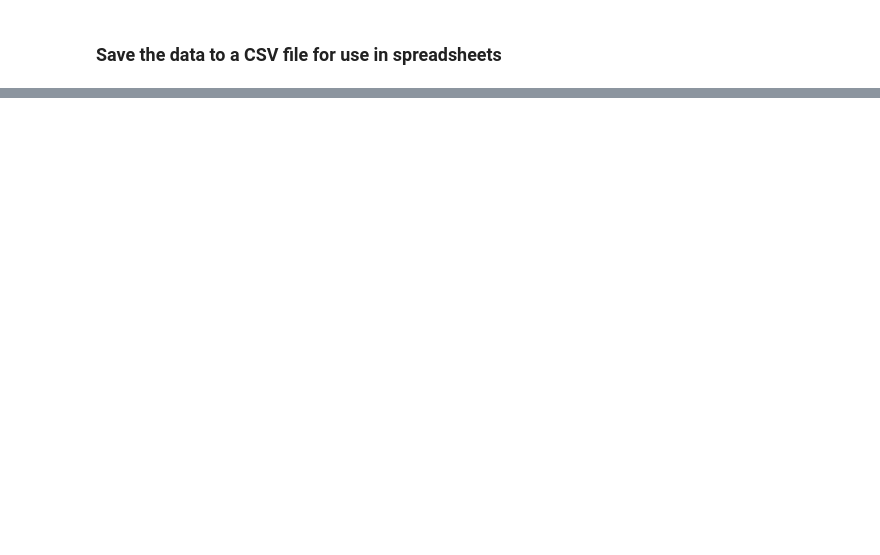
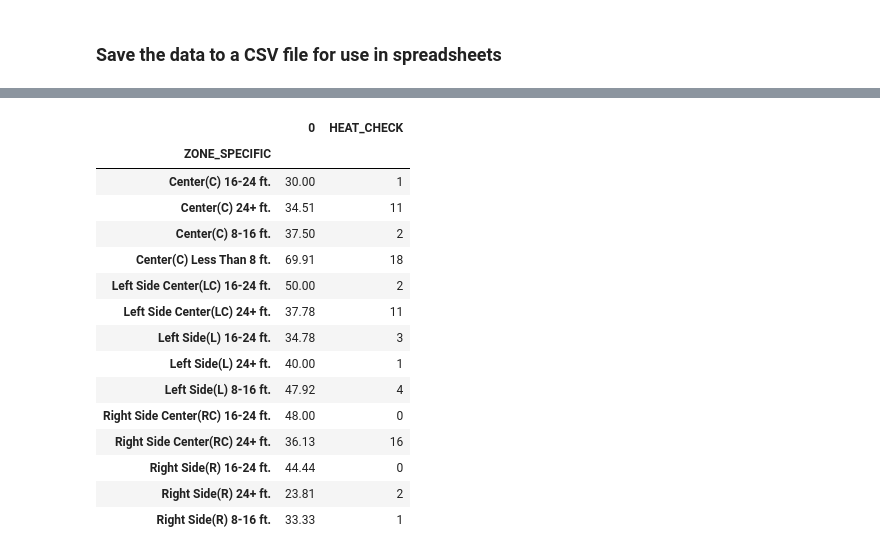
Before and after one commit to tyleryandt18/NBA-shotchart, a Jupyter notebook: src/shotchartSeason.ipynb, the cells around one changed output, grey strips where cells are left out. Drawn from its saved outputs; the diff is of its cells as text; code cells hidden in the pictures; blank space fills up the shorter version.

```diff
--- a/src/shotchartSeason.ipynb
+++ b/src/shotchartSeason.ipynb
@@ -186,0 +181,11 @@ plt.show()
+# %%
+def shooting_perc(group):
+    made = group['SHOT_MADE_FLAG'].sum()
+    attempted = group['SHOT_ATTEMPTED_FLAG'].sum()
+    return round((made / attempted) * 100, 2)
+
+shot_df['ZONE_SPECIFIC'] = shot_df['SHOT_ZONE_AREA'] + ' ' + shot_df['SHOT_ZONE_RANGE']
+zones = shot_df.groupby('ZONE_SPECIFIC')
+shooting_zones = zones.apply(shooting_perc)
+
+shooting_zones.head(14)
@@ -186,0 +248,6 @@ plt.show()
+# %%
+shot_df = find_hh(shot_df, get_player_id("LeBron", "James"), 3)
+shot_df = heat_check(shot_df)
+
+heat_check_zones = shot_df.groupby('ZONE_SPECIFIC').sum()['HEAT_CHECK']
+heat_check_zones.head(14)
@@ -186,0 +271,23 @@ plt.show()
+# %%
+sz = pd.DataFrame(shooting_zones)
+hcz = pd.DataFrame(heat_check_zones)
+
+analysis = pd.merge(sz, hcz, on='ZONE_SPECIFIC')
+analysis.head(14)
+# %% [output]
+|  | 0 | HEAT_CHECK |
+| ZONE_SPECIFIC |  |  |
+| Center(C) 16-24 ft. | 30.00 | 1 |
+| Center(C) 24+ ft. | 34.51 | 11 |
+| Center(C) 8-16 ft. | 37.50 | 2 |
+| Center(C) Less Than 8 ft. | 69.91 | 18 |
+| Left Side Center(LC) 16-24 ft. | 50.00 | 2 |
+| Left Side Center(LC) 24+ ft. | 37.78 | 11 |
+| Left Side(L) 16-24 ft. | 34.78 | 3 |
+| Left Side(L) 24+ ft. | 40.00 | 1 |
+| Left Side(L) 8-16 ft. | 47.92 | 4 |
+| Right Side Center(RC) 16-24 ft. | 48.00 | 0 |
+| Right Side Center(RC) 24+ ft. | 36.13 | 16 |
+| Right Side(R) 16-24 ft. | 44.44 | 0 |
+| Right Side(R) 24+ ft. | 23.81 | 2 |
+| Right Side(R) 8-16 ft. | 33.33 | 1 |
```
Also changed, not shown: parts of 7 cells of this notebook, 1 other file.
